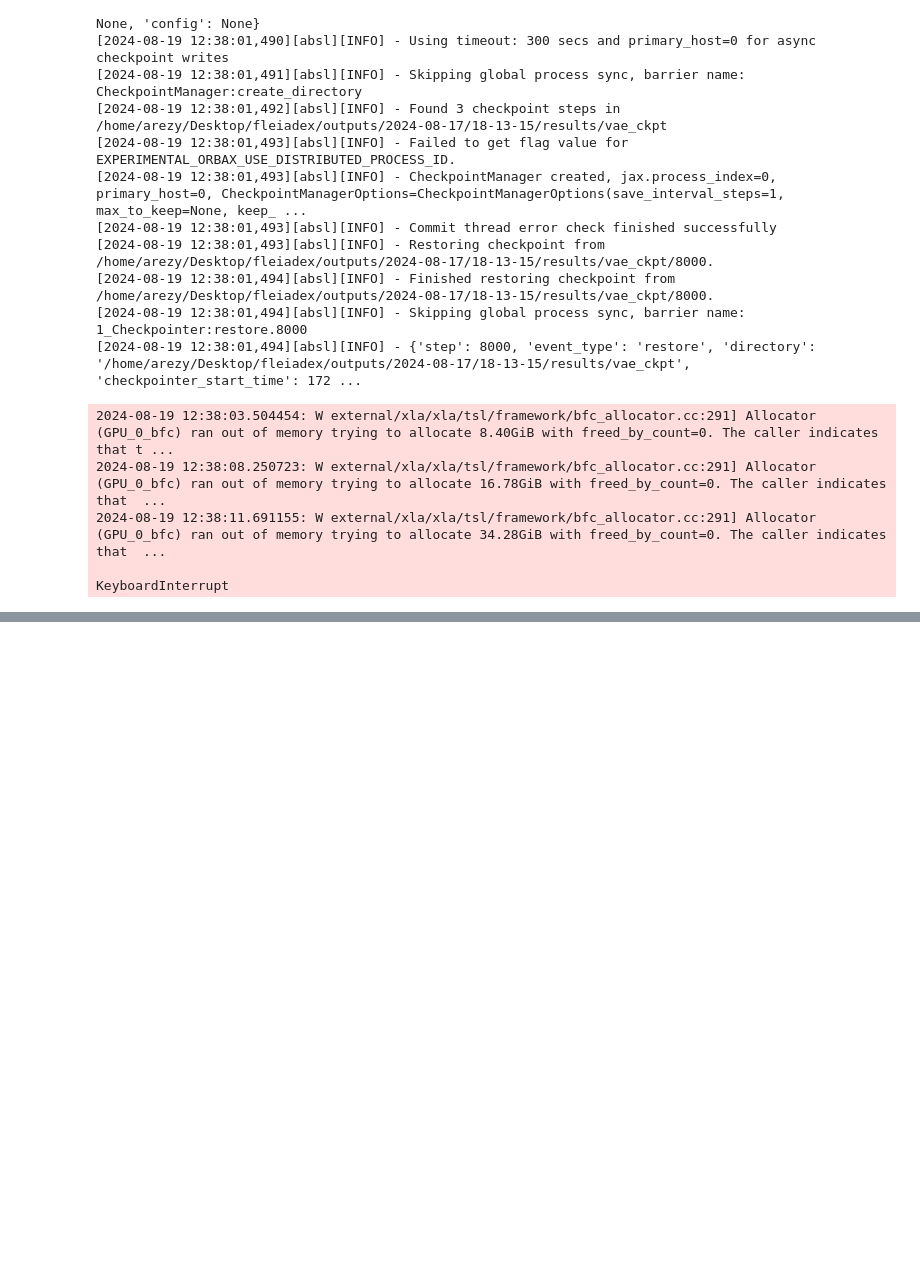
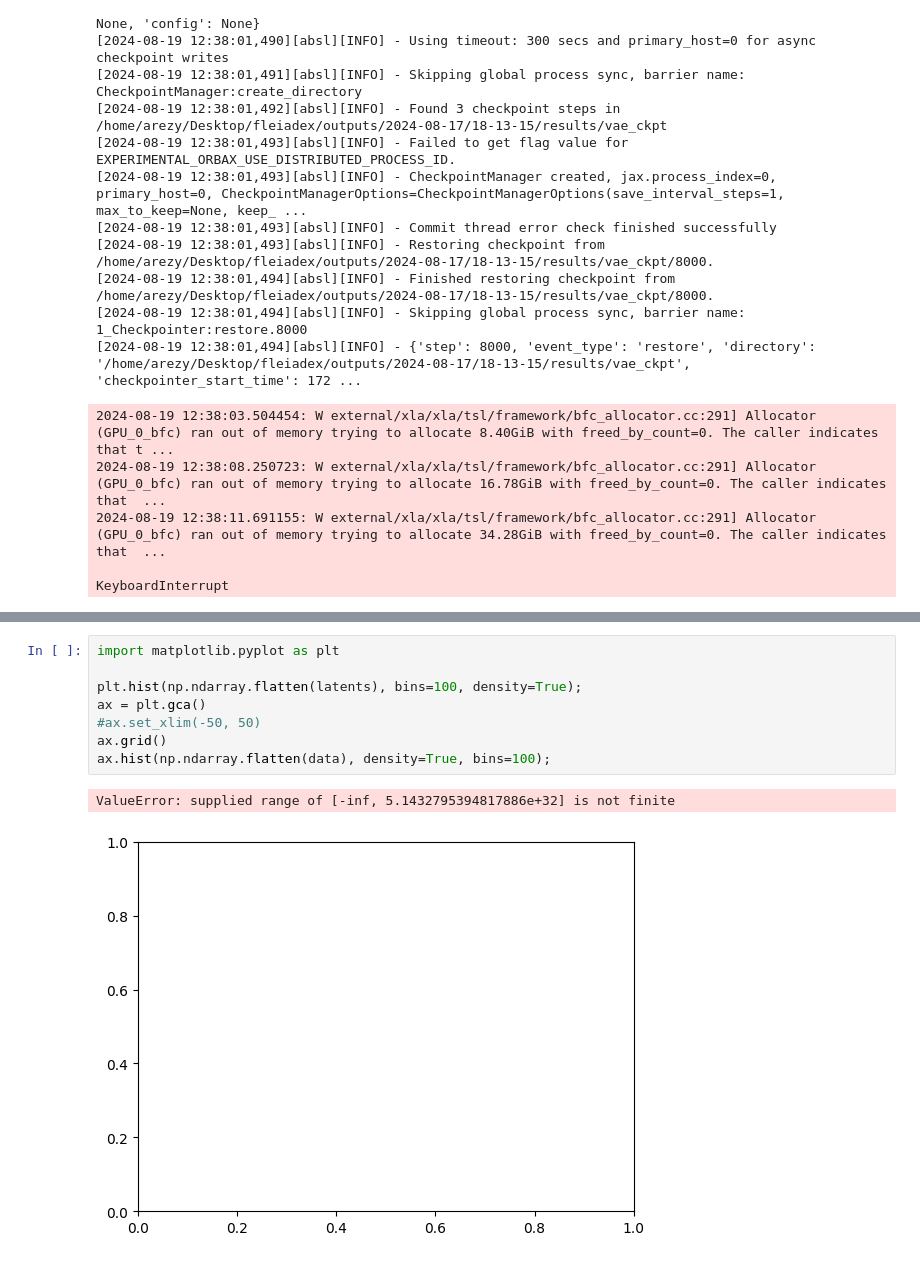
Before and after one commit to TY-Yang3015/fleiadex, a Jupyter notebook: show_training_in_notebook.ipynb, the cells around one changed output, grey strips where cells are left out. Cells and saved outputs as stored; diff of their text form; blank space fills up the shorter version.

```diff
--- a/show_training_in_notebook.ipynb
+++ b/show_training_in_notebook.ipynb
@@ -71,0 +122,11 @@ plt.hist(latent_data, bins=50);
+# %%
+import matplotlib.pyplot as plt
+
+plt.hist(np.ndarray.flatten(latents), bins=100, density=True);
+ax = plt.gca()
+#ax.set_xlim(-50, 50)
+ax.grid()
+ax.hist(np.ndarray.flatten(data), density=True, bins=100);
+# %% [output]
+ValueError: supplied range of [-inf, 5.1432795394817886e+32] is not finite
+[figure, added]
```
Also changed, not shown: parts of 14 cells of this notebook, 11 other files.
